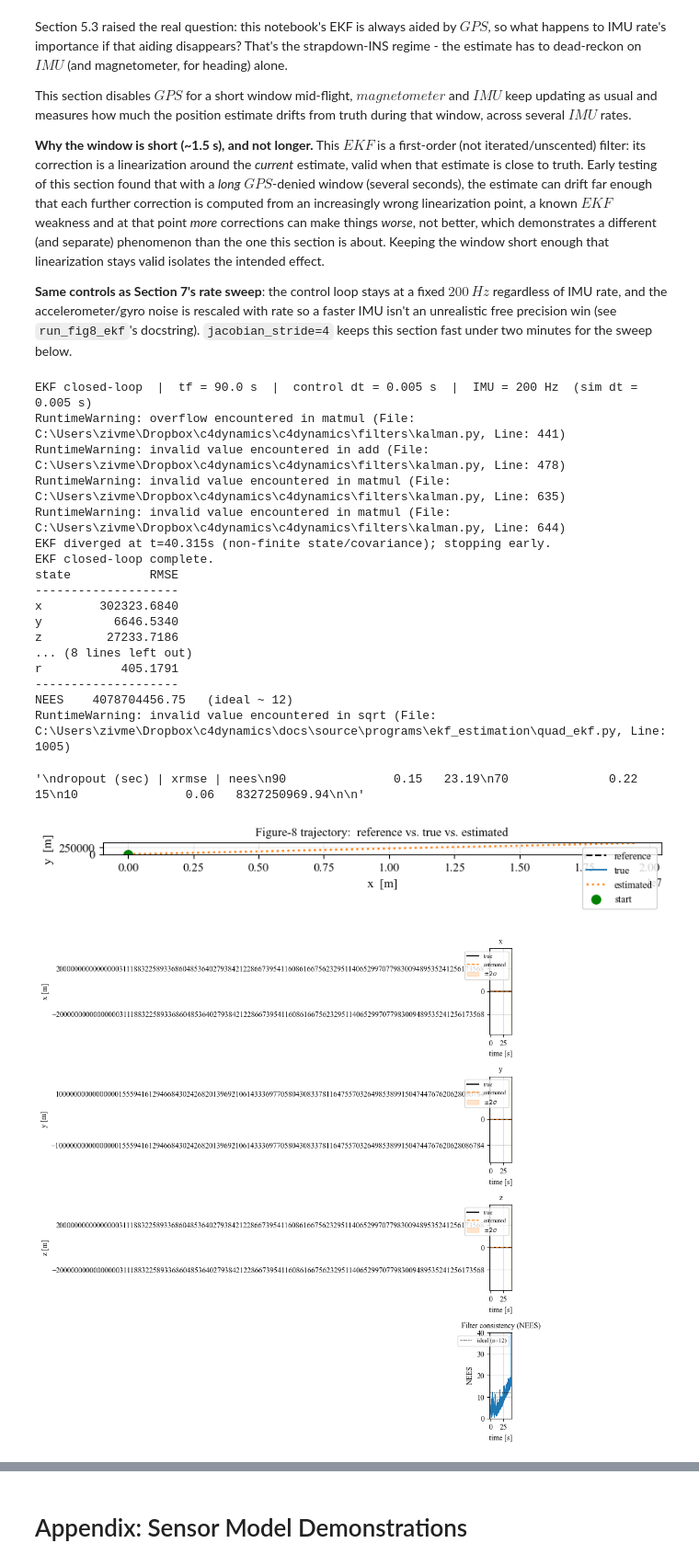
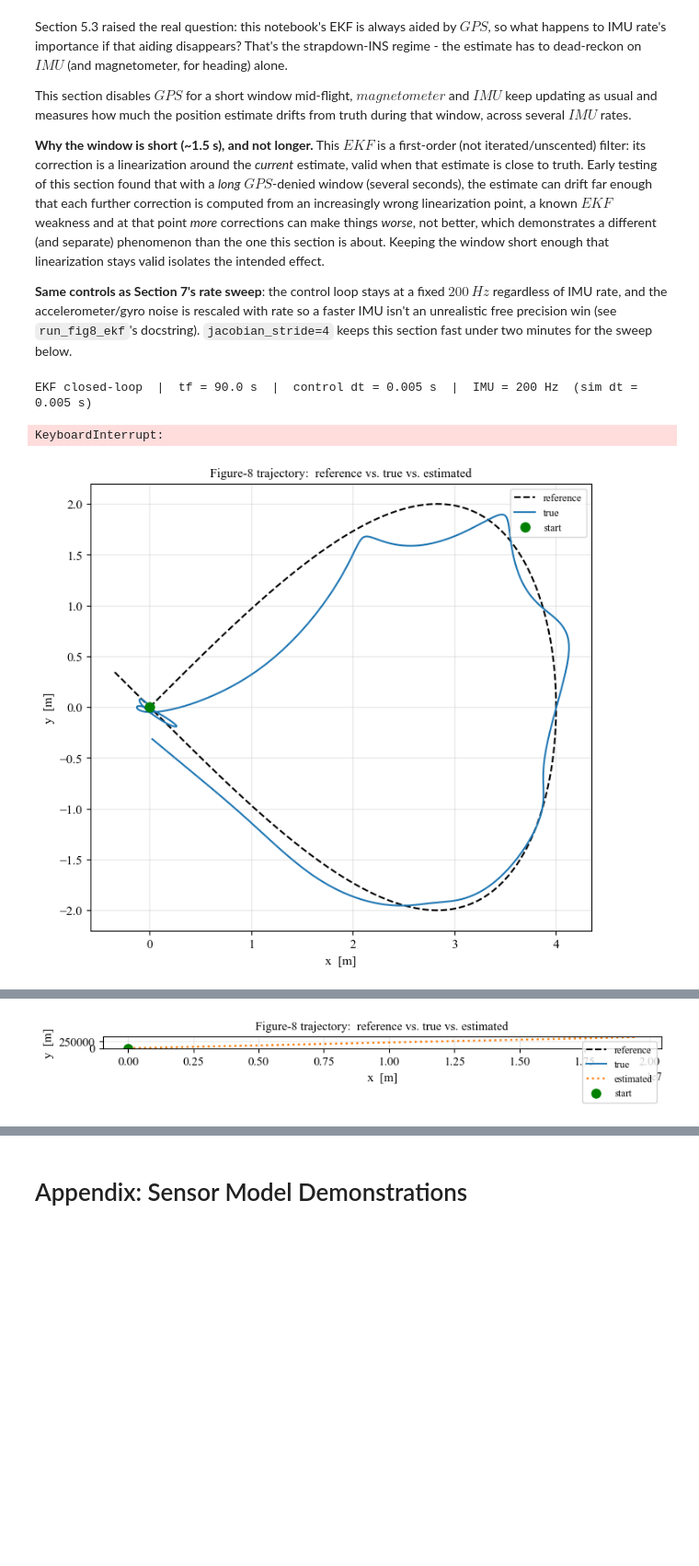
Before and after one commit to C4dynamics/c4dynamics, a Jupyter notebook: docs/source/programs/ekf_estimation/quad_ekf.ipynb, the cells around one changed output, grey strips where cells are left out. Shown at 92% size. Cells and saved outputs as stored; diff of their text form; code cells hidden in the pictures; blank space fills up the shorter version.

```diff
--- a/docs/source/programs/ekf_estimation/quad_ekf.ipynb
+++ b/docs/source/programs/ekf_estimation/quad_ekf.ipynb
@@ -808,6 +808,10 @@ rescaled with rate so a faster IMU isn't an unrealistic free precision win
 (see `run_fig8_ekf`'s docstring). `jacobian_stride=4` keeps this section fast
 under two minutes for the sweep below.
 # %%
+# %matplotlib widget
+import matplotlib.pyplot as plt
+
+
 # trajectory = {
 #     'A': 4.0,            # figure-8 X amplitude [m]
 #     'B': 2.0,            # figure-8 Y amplitude [m]
@@ -872,9 +876,6 @@ truth, est, diag = quad_ekf.run_fig8_ekf(
     imu_rate_hz=200,
     gps_dropout=DROPOUT_WINDOW,
 )
-quad_ekf.compute_metrics(truth, est, diag)
-quad_ekf.plot_trajectory(truth, est, config)
-quad_ekf.plot_estimation(truth, est, diag, states=('x','y','z'))
 
 '''
 dropout (sec) | xrmse | nees
@@ -887,22 +888,11 @@ dropout (sec) | xrmse | nees
 '''
 # %% [output]
 EKF closed-loop  |  tf = 90.0 s  |  control dt = 0.005 s  |  IMU = 200 Hz  (sim dt = 0.005 s)
-RuntimeWarning: overflow encountered in matmul (File: C:\Users\zivme\Dropbox\c4dynamics\c4dynamics\filters\kalman.py, Line: 441)
-RuntimeWarning: invalid value encountered in add (File: C:\Users\zivme\Dropbox\c4dynamics\c4dynamics\filters\kalman.py, Line: 478)
-RuntimeWarning: invalid value encountered in matmul (File: C:\Users\zivme\Dropbox\c4dynamics\c4dynamics\filters\kalman.py, Line: 635)
-RuntimeWarning: invalid value encountered in matmul (File: C:\Users\zivme\Dropbox\c4dynamics\c4dynamics\filters\kalman.py, Line: 644)
-EKF diverged at t=40.315s (non-finite state/covariance); stopping early.
-EKF closed-loop complete.
-state           RMSE
---------------------
-x        302323.6840
-y          6646.5340
-z         27233.7186
-... (8 lines left out)
-r           405.1791
---------------------
-NEES    4078704456.75   (ideal ~ 12)
-RuntimeWarning: invalid value encountered in sqrt (File: C:\Users\zivme\Dropbox\c4dynamics\docs\source\programs\ekf_estimation\quad_ekf.py, Line: 1005)
-'\ndropout (sec) | xrmse | nees\n90               0.15   23.19\n70              0.22   15\n10               0.06   8327250969.94\n\n'
+KeyboardInterrupt:
-[figure, removed]
-[figure, removed]
+# %%
+t1 = 40
+# quad_ekf.compute_metrics(truth, est, diag)
+quad_ekf.plot_trajectory(truth, est, config, t1 = 41);
+quad_ekf.plot_estimation(truth, est, diag, states=('x','y','z'), t1 = 40);
+# %% [output]
+[figure, added]
@@ -908,0 +900 @@ RuntimeWarning: invalid value encountered in sqrt (File: C:\Users\zivme\Dropbox\
+[figure, added]
```
Also changed, not shown: parts of 2 cells of this notebook, 2 other files.
